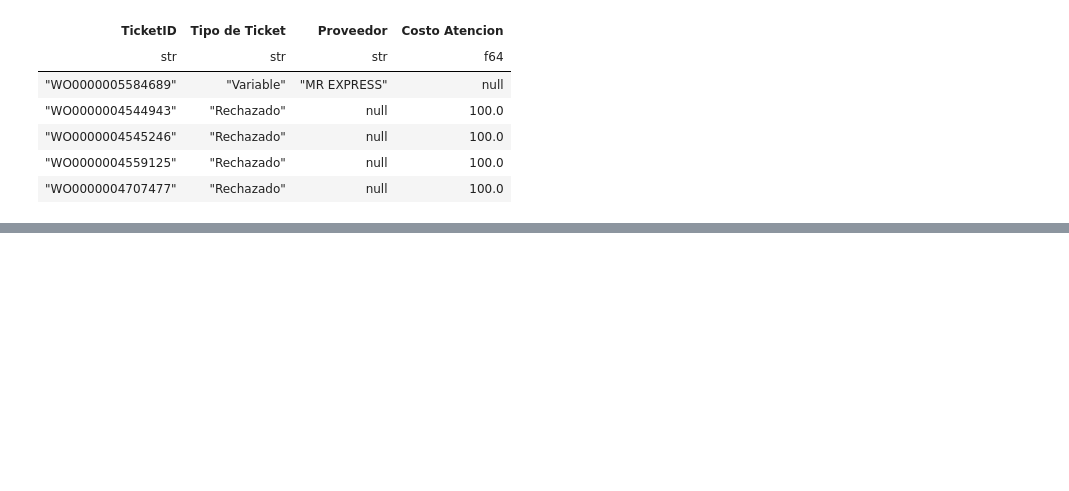
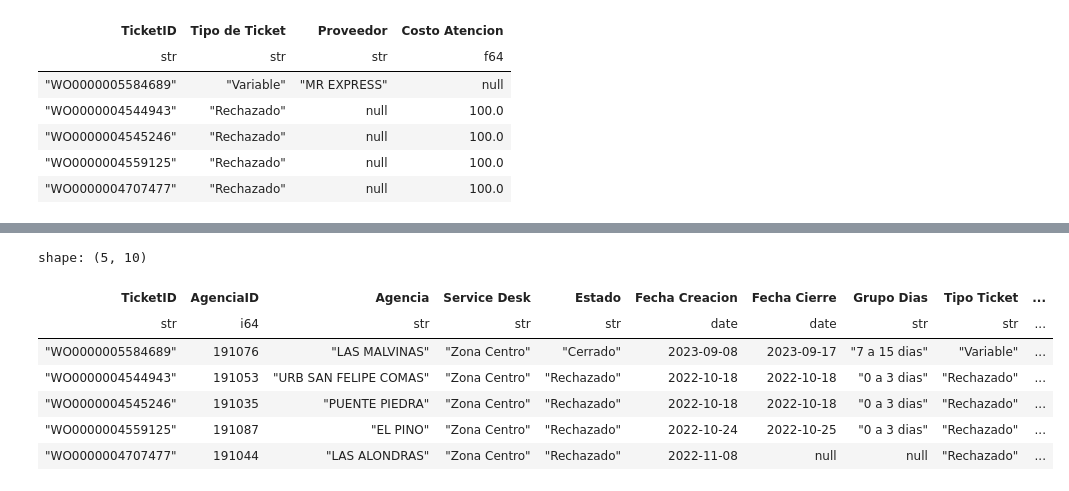
Before and after one commit to iameddyjoe/PYTHON_ETL_E1, a Jupyter notebook: Proceso_ETL.ipynb, the cells around one changed output, grey strips where cells are left out. Cells and saved outputs as stored; diff of their text form; code cells hidden in the pictures; blank space fills up the shorter version.

Commit message:
Resultado Final

```diff
--- a/Proceso_ETL.ipynb
+++ b/Proceso_ETL.ipynb
@@ -429,0 +454,29 @@ shape: (5, 4)
+# %%
+# Uniendo dataframes con join
+Resultado =Tickets.join(
+    Atenciones,
+    on = 'TicketID',
+    how = 'inner'
+).select(
+    'TicketID',
+    'AgenciaID',
+    'Agencia',
+    'Service Desk',
+    'Estado',
+    'Fecha Creacion',
+    pl.col('Fecha Real Fin').alias('Fecha Cierre'),
+    'Grupo Dias',
+    pl.col('Tipo de Ticket').alias ('Tipo Ticket'),
+    pl.col('Costo Atencion').alias ('Costo')
+)
+# %%
+Resultado.head()
+# %% [output]
+shape: (5, 10)
+| TicketID | AgenciaID | Agencia | Service Desk | Estado | Fecha Creacion | Fecha Cierre | Grupo Dias | Tipo Ticket | ... |
+| str | i64 | str | str | str | date | date | str | str | ... |
+| "WO0000005584689" | 191076 | "LAS MALVINAS" | "Zona Centro" | "Cerrado" | 2023-09-08 | 2023-09-17 | "7 a 15 dias" | "Variable" | ... |
+| "WO0000004544943" | 191053 | "URB SAN FELIPE COMAS" | "Zona Centro" | "Rechazado" | 2022-10-18 | 2022-10-18 | "0 a 3 dias" | "Rechazado" | ... |
+| "WO0000004545246" | 191035 | "PUENTE PIEDRA" | "Zona Centro" | "Rechazado" | 2022-10-18 | 2022-10-18 | "0 a 3 dias" | "Rechazado" | ... |
+| "WO0000004559125" | 191087 | "EL PINO" | "Zona Centro" | "Rechazado" | 2022-10-24 | 2022-10-25 | "0 a 3 dias" | "Rechazado" | ... |
+| "WO0000004707477" | 191044 | "LAS ALONDRAS" | "Zona Centro" | "Rechazado" | 2022-11-08 | null | null | "Rechazado" | ... |
```
Also changed, not shown: parts of 4 cells of this notebook.
